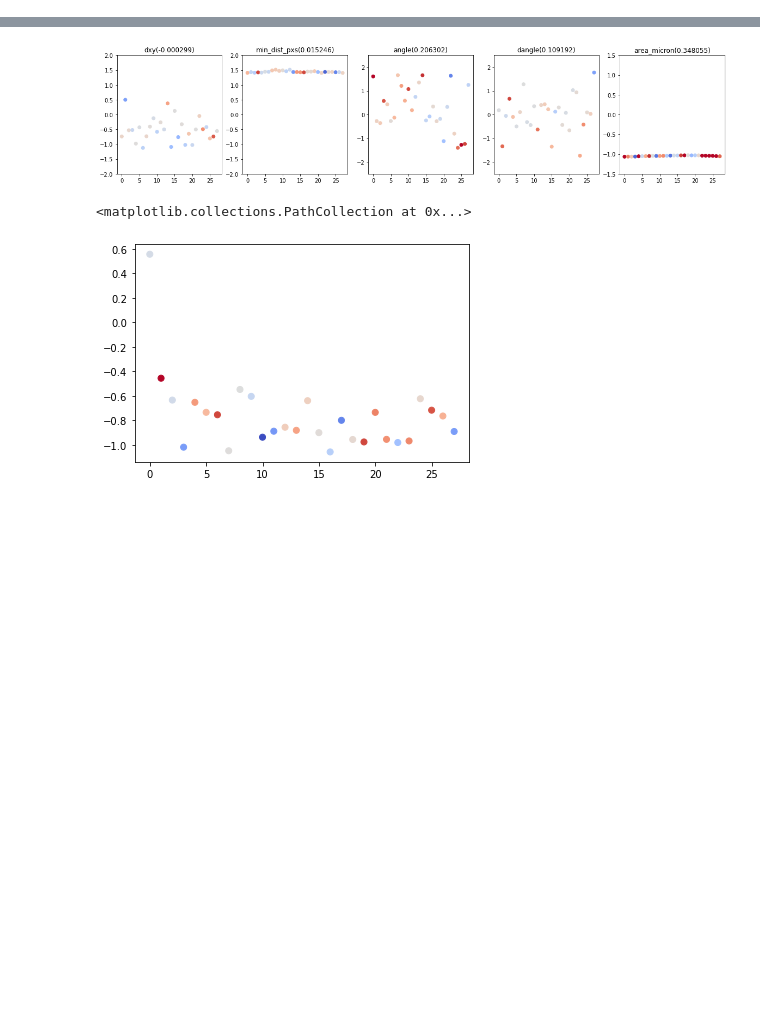
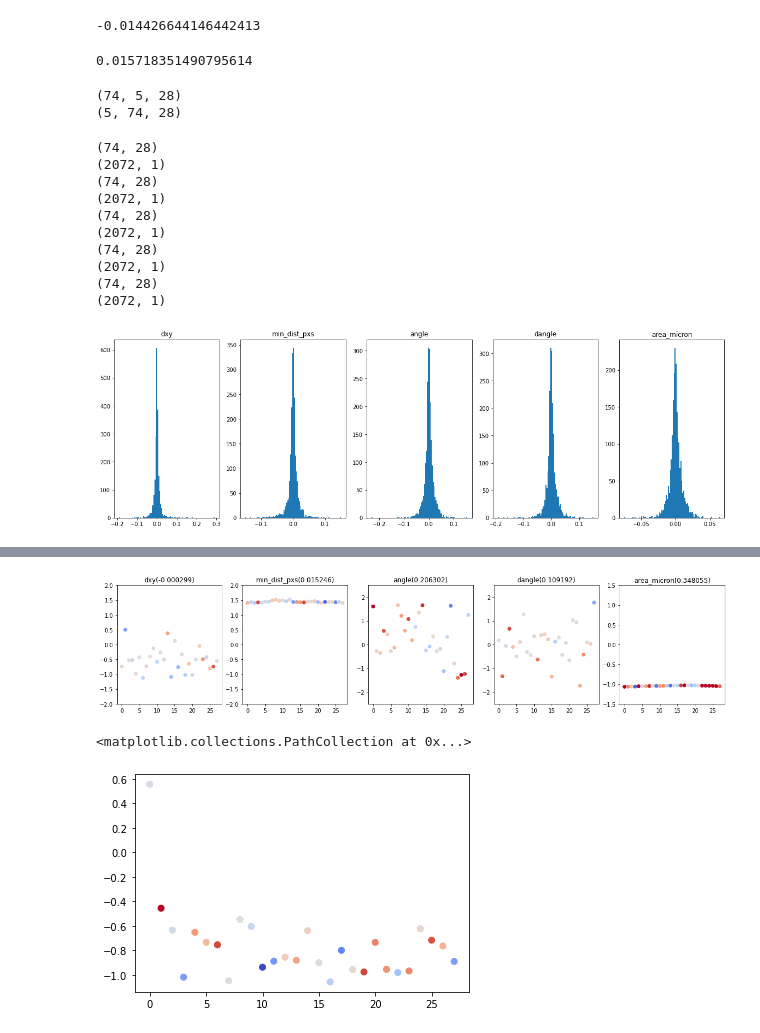
Before and after one commit to redchuk/n_track_ML, a Jupyter notebook: scripts/tsc/shap_inceptiontime.ipynb, the cells around one changed output, grey strips where cells are left out. Drawn from its saved outputs; the diff is of its cells as text; code cells hidden in the pictures; blank space fills up the shorter version.

```diff
--- a/scripts/tsc/shap_inceptiontime.ipynb
+++ b/scripts/tsc/shap_inceptiontime.ipynb
@@ -163,0 +188,52 @@ print(shap_values[0].shape)
+# %%
+np.percentile(shap_array, 10)
+# %% [output]
+-0.014426644146442413
+# %%
+np.percentile(shap_array, 90)
+# %% [output]
+0.015718351490795614
+# %%
+shap_values_feature_first = np.transpose(shap_values[0], axes=(1,0,2))
+print(shap_values[0].shape)
+print(shap_values_feature_first.shape)
+# %% [output]
+(74, 5, 28)
+(5, 74, 28)
+# %%
+from matplotlib import pyplot as plt
+fig, axs = plt.subplots(1,5)
+fig.set_size_inches(20,6)
+shap_arrays = []
+vmin = []
+vmax = []
+for i in range(5):
+    values = shap_values_feature_first[i].copy()
+    print(values.shape)
+    values = values.reshape(values.size, 1)
+    print(values.shape)
+    shap_arrays.append(values)
+    axs[i].hist(values, bins=100)
+    axs[i].set_title(feature_names[i])
+
+shap_arrays_s = []
+vmins = []
+vmaxs = []
+for i in range(shap_values[0].shape[0]):
+    values = shap_values[0][i].copy()
+    print(values.shape)
+    values = values.reshape(values.size, 1)
+    print(values.shape)
+    shap_arrays_s.append(values)
+# %% [output]
+(74, 28)
+(2072, 1)
+(74, 28)
+(2072, 1)
+(74, 28)
+(2072, 1)
+(74, 28)
+(2072, 1)
+(74, 28)
+(2072, 1)
+[figure, added]
```
Also changed, not shown: parts of 18 cells of this notebook.
